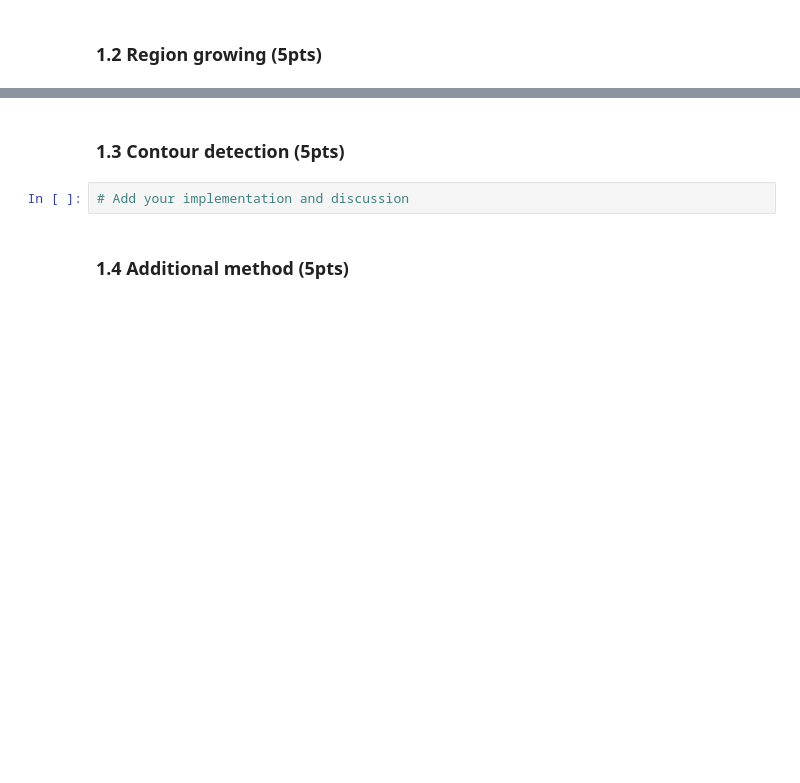
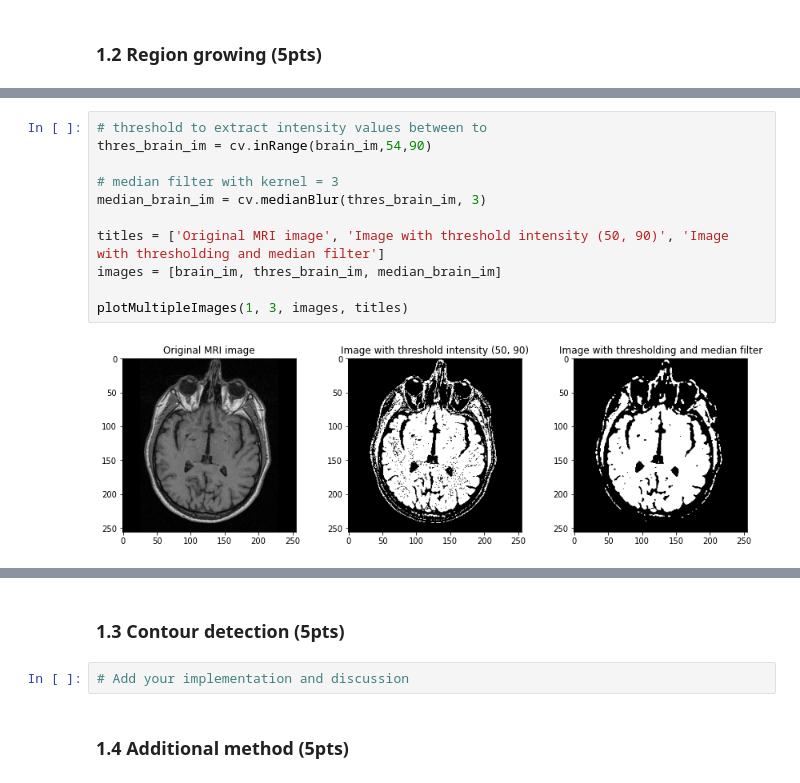
Before and after one commit to LTS5/iapr, a Jupyter notebook: labs/lab_01_segmentation.ipynb, the cells around one changed output, grey strips where cells are left out. Saved outputs shown, nothing was run; the diff lists cells and outputs as text; blank space fills up the shorter version.

```diff
--- a/labs/lab_01_segmentation.ipynb
+++ b/labs/lab_01_segmentation.ipynb
@@ -152,0 +156,13 @@ outputs = [brain_im, brain_im_medfil, brain_im_eqhist]
+# %%
+# threshold to extract intensity values between to
+thres_brain_im = cv.inRange(brain_im,54,90)
+
+# median filter with kernel = 3
+median_brain_im = cv.medianBlur(thres_brain_im, 3)
+
+titles = ['Original MRI image', 'Image with threshold intensity (50, 90)', 'Image with thresholding and median filter']
+images = [brain_im, thres_brain_im, median_brain_im]
+
+plotMultipleImages(1, 3, images, titles)
+# %% [output]
+[figure, added]
```
Also changed, not shown: parts of 23 cells of this notebook.
